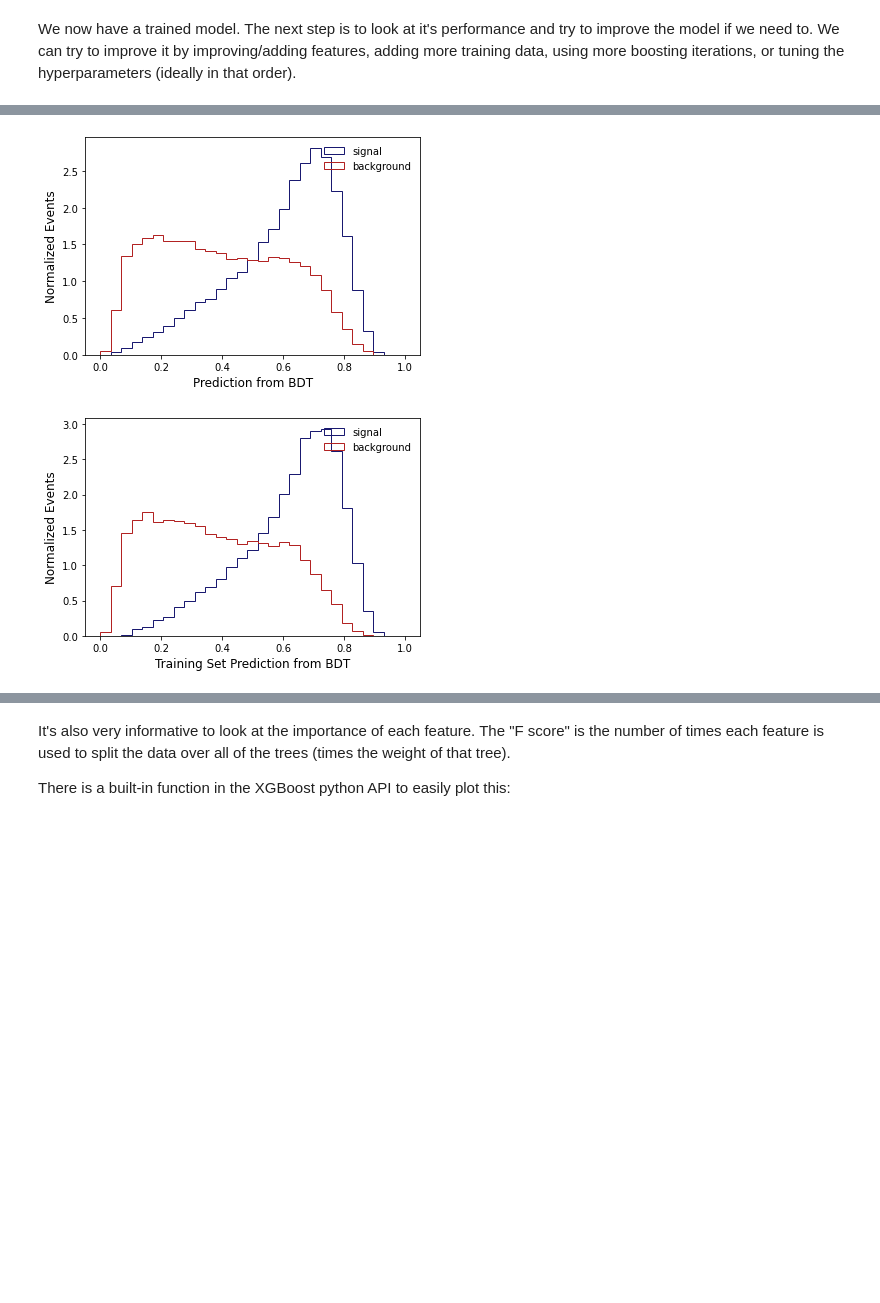
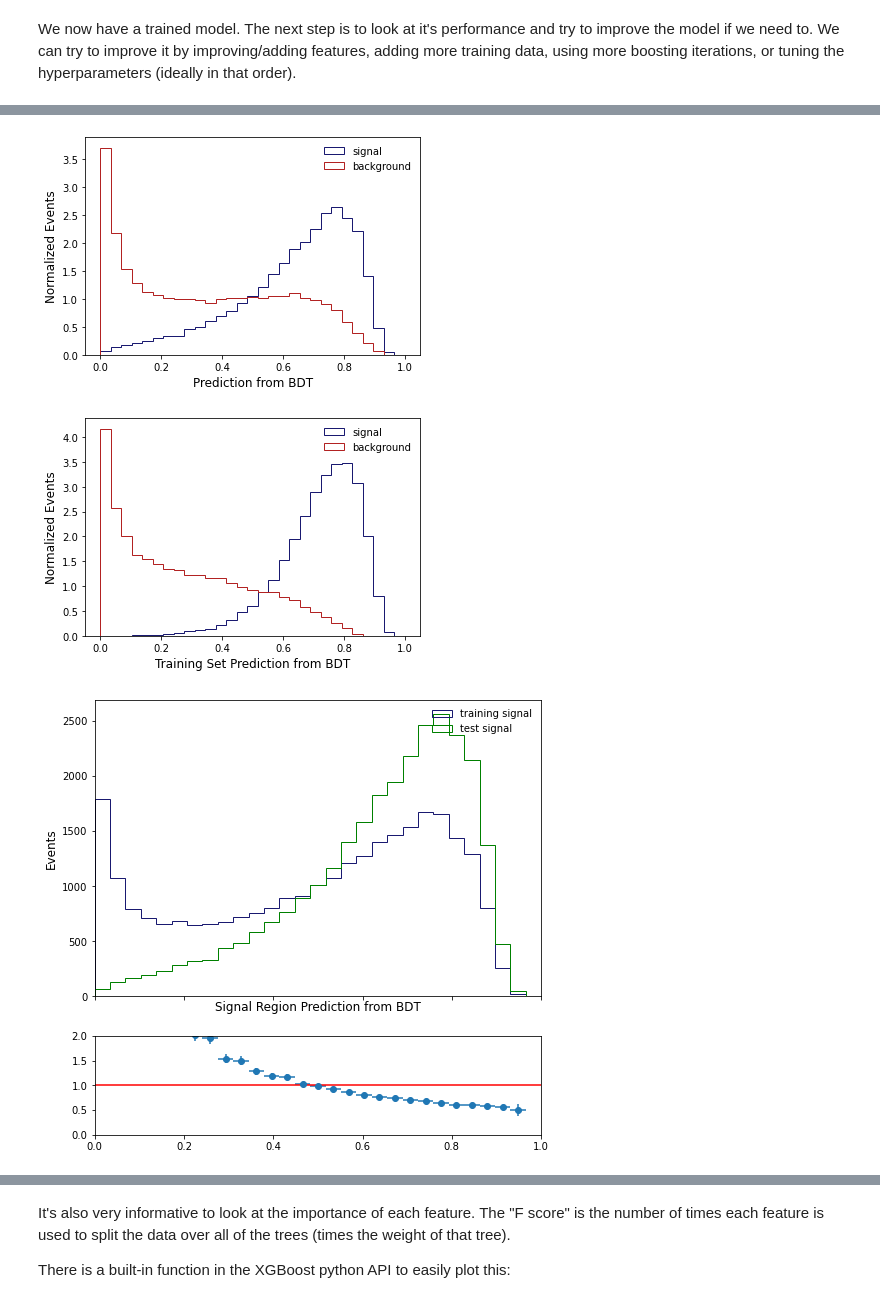
Before and after one commit to danbarto/tW_scattering, a Jupyter notebook: notebooks/BDT_analysis.ipynb, the cells around one changed output, grey strips where cells are left out. Drawn from its saved outputs; the diff is of its cells as text; code cells hidden in the pictures; blank space fills up the shorter version.

Commit message:
add ratio plot for signal and background, and remove redundant variables in objects.py

````diff
--- a/notebooks/BDT_analysis.ipynb
+++ b/notebooks/BDT_analysis.ipynb
@@ -81,11 +83,18 @@ BDT_params = ["Most_Forward_pt",
 
 desired_output.update({"BDT_df": processor.column_accumulator(np.zeros(shape=(0,len(BDT_params)+1)))})
 signal_name = "HCT"
-if signal_name == "HCT"
-    signal_fileset = {"signal":    ["/nfs-7/userdata/ksalyer/fcnc/fcnc_v6_SRonly_5may2021/2018/signal_hct_atop.root",
-                                    "/nfs-7/userdata/ksalyer/fcnc/fcnc_v6_SRonly_5may2021/2018/signal_hct_top.root"]
-                      }
-    background_fileset = {"background": ["/nfs-7/userdata/ksalyer/fcnc/fcnc_v6_SRonly_5may2021/2018/ttjets.root"]}
+base_dir = "/nfs-7/userdata/ksalyer/fcnc/fcnc_v6_SRonly_5may2021/2018/"
+
+if signal_name == "HCT":
+    signal_files = glob.glob(base_dir + "*hct*.root")
+elif signal_name == "HUT":
+    signal_files = glob.glob(base_dir + "*hut*.root")
+
+background_files = glob.glob(base_dir + "*.root")
+[background_files.remove(s) for s in signal_files]
+print(len(background_files))
+signal_fileset = {"signal": signal_files}
+background_fileset = {"background": background_files}
 
 exe_args = {
     'workers': 16,
@@ -222,8 +246,8 @@ Make the parameter dictionary:
 param = {}
 
 # Booster parameters
-param['eta']              = 0.1 # learning rate
-param['max_depth']        = 6  # maximum depth of a tree
+param['eta']              = 0.05 # learning rate
+param['max_depth']        = 10  # maximum depth of a tree
 param['subsample']        = 0.8 # fraction of events to train tree on
 param['colsample_bytree'] = 0.8 # fraction of features to train tree on
 
@@ -232,7 +256,7 @@ param['objective']   = 'binary:logistic' # objective function
 param['eval_metric'] = 'error'           # evaluation metric for cross validation
 param = list(param.items()) + [('eval_metric', 'logloss')] + [('eval_metric', 'rmse')]
 
-num_trees = 100  # number of trees to make
+num_trees = 150 # number of trees to make
 # %% [markdown]
 First, we set the booster parameters. Again, we just chose a few here to experiment with. These are the paraters to tune to optimize your model. Generally, there is a trade off between speed and accuracy.
 1. ```eta``` is the learning rate. It determines how much to change the data weights after each boosting iteration. The default is 0.3.
@@ -253,30 +320,27 @@ We now have a trained model. The next step is to look at it's performance and tr
 # %%
-predictions = booster.predict(test)
+test_predictions = booster.predict(test)
 train_predictions = booster.predict(train)
+
 # plot all predictions (both signal and background)
 plt.figure();
-plt.hist(predictions,bins=np.linspace(0,1,30),histtype='step',color='darkgreen',label='All events');
+plt.hist(test_predictions,bins=np.linspace(0,1,30),histtype='step',color='darkgreen',label='All events');
 # make the plot readable
 plt.xlabel('Prediction from BDT',fontsize=12);
 plt.ylabel('Normalized Events',fontsize=12);
 plt.legend(frameon=False);
-plt.savefig("/home/users/cmcmahon/public_html/BDT/Prediction_Total.pdf")
-
-
+plt.savefig("/home/users/cmcmahon/public_html/BDT/{}/Prediction_Total.pdf".format(signal_name))
 # plot signal and background separately
 plt.figure();
-plt.hist(predictions[test.get_label().astype(bool)],bins=np.linspace(0,1,30),
+plt.hist(test_predictions[test.get_label().astype(bool)],bins=np.linspace(0,1,30),
          histtype='step',color='midnightblue',label='signal', density=True);
-plt.hist(predictions[~(test.get_label().astype(bool))],bins=np.linspace(0,1,30),
+plt.hist(test_predictions[~(test.get_label().astype(bool))],bins=np.linspace(0,1,30),
          histtype='step',color='firebrick',label='background', density=True);
 # make the plot readable
 plt.xlabel('Prediction from BDT',fontsize=12);
 plt.ylabel('Normalized Events',fontsize=12);
 plt.legend(frameon=False);
-plt.savefig("/home/users/cmcmahon/public_html/BDT/Prediction_SR_BR.pdf")
+plt.savefig("/home/users/cmcmahon/public_html/BDT/{}/Prediction_SR_BR.pdf".format(signal_name))
 
-
-# plot signal and background separately
 plt.figure();
 plt.hist(train_predictions[train.get_label().astype(bool)],bins=np.linspace(0,1,30),
          histtype='step',color='midnightblue',label='signal', density=True);
@@ -286,5 +350,7 @@ plt.hist(train_predictions[~(train.get_label().astype(bool))],bins=np.linspace(0
 plt.xlabel('Training Set Prediction from BDT',fontsize=12);
 plt.ylabel('Normalized Events',fontsize=12);
 plt.legend(frameon=False);
-plt.savefig("/home/users/cmcmahon/public_html/BDT/Training_Prediction_SR_BR.pdf")
+plt.savefig("/home/users/cmcmahon/public_html/BDT/{}/Training_Prediction_SR_BR.pdf".format(signal_name))
+pp_ratio(train_predictions, test_predictions, train, test, region="signal",     plot=True)
+pp_ratio(train_predictions, test_predictions, train, test, region="background", plot=True)
 # %% [output]
@@ -292,2 +358,3 @@ plt.savefig("/home/users/cmcmahon/public_html/BDT/Training_Prediction_SR_BR.pdf"
-[figure, old version]
+[figure, new version]
-[figure, old version]
+[figure, new version]
+[figure, added]
````
Also changed, not shown: parts of 14 cells of this notebook, 2 other files.
